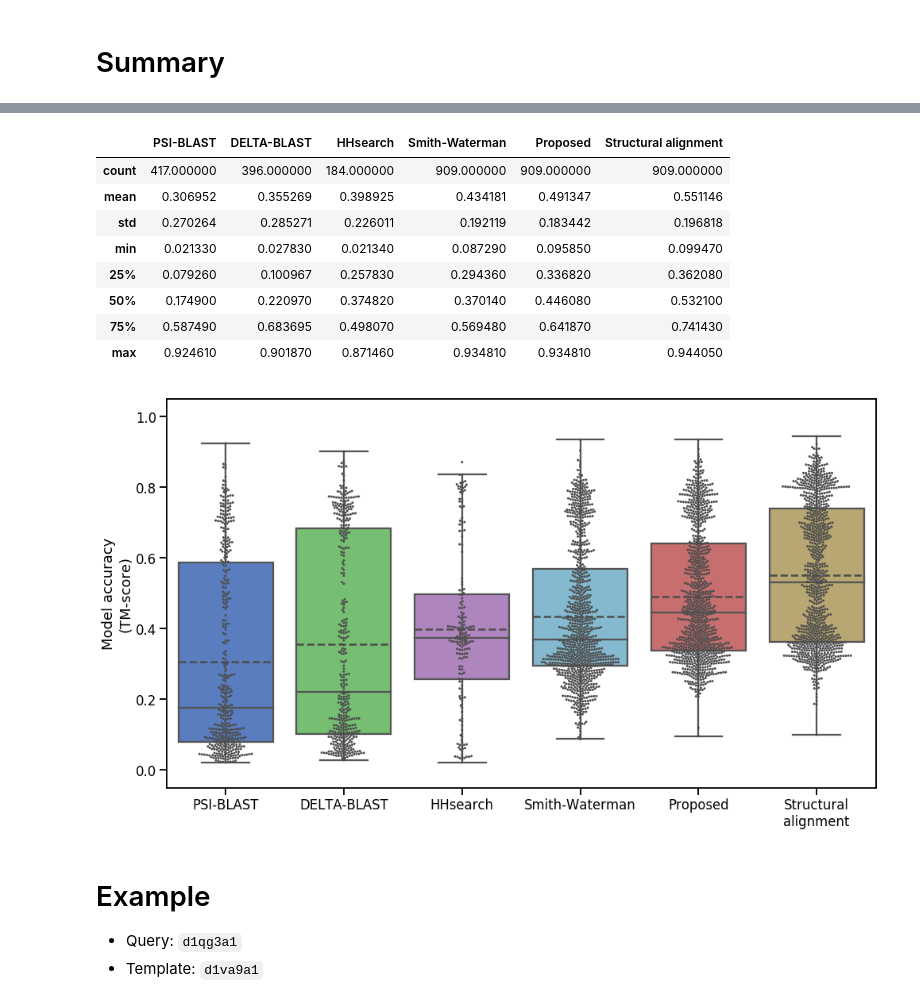
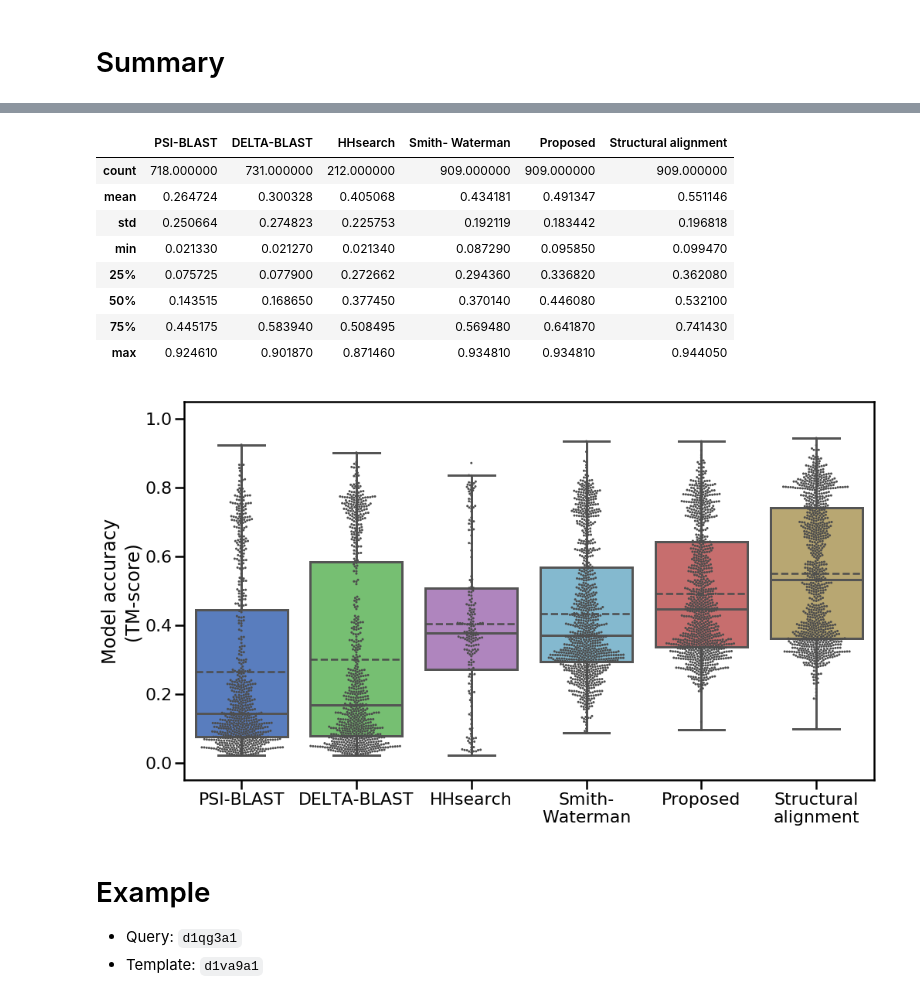
Before and after one commit to shuichiro-makigaki/exmachina, a Jupyter notebook: contrib/evaluation.ipynb, the cells around one changed output, grey strips where cells are left out. Cells and saved outputs as stored; diff of their text form; code cells hidden in the pictures.

```diff
--- a/contrib/evaluation.ipynb
+++ b/contrib/evaluation.ipynb
@@ -117,6 +117,9 @@ for query in tqdm(test_domain):
 # %% [output]
 [interactive output not drawn]
 # %%
+import warnings
+warnings.filterwarnings('ignore')
+
 from pathlib import Path
 import sys
 import os
@@ -133,7 +136,13 @@ from machina.generate_models import BLASTModel
 
 def _process(args):
     for a in args:
-        BLASTModel('psiblast', '/data/DB/blastdb').generate_protein_model(a[0], a[1], a[2], a[3], a[4])
+        if Path(f'../data/evaluation/psiblast/{a[0]}/{a[1]}.pdb').exists():
+            continue
+        try:
+            BLASTModel('psiblast', '/data/DB/blastdb').generate_protein_model(a[0], a[1], a[2], a[3], a[4])
+        except Exception as e:
+            print(e)
+            print(a)
 
 
 scop_root = Scop(dir_path='../data/train', version='1.75')
@@ -148,5 +157,6 @@ with ThreadPoolExecutor(max_workers=os.cpu_count()) as executor:
                  f'../data/evaluation/psiblast/{query}/{_}.xml',
                  f'../data/evaluation/psiblast/{query}',
                  f'../data/train/pdbstyle-1.75/{_[2:4]}') for _ in domains]
-        futures.append(executor.submit(_process, args))
-    [_ for _ in tqdm(as_completed(futures), total=len(futures))] # 8 min
+        _process(args)
+#         futures.append(executor.submit(_process, args))
+#     [_ for _ in tqdm(as_completed(futures), total=len(futures))] # 8 min
@@ -155,4 +163,7 @@ with ThreadPoolExecutor(max_workers=os.cpu_count()) as executor:
 # %%
+import warnings
+warnings.filterwarnings('ignore')
+
 from pathlib import Path
 import sys
 import os
@@ -169,7 +180,13 @@ from machina.generate_models import BLASTModel
 
 def _process(args):
     for a in args:
-        BLASTModel('deltablast', '/data/DB/blastdb').generate_protein_model(a[0], a[1], a[2], a[3], a[4])
+        if Path(f'../data/evaluation/deltablast/{a[0]}/{a[1]}.pdb').exists():
+            continue
+        try:
+            BLASTModel('deltablast', '/data/DB/blastdb').generate_protein_model(a[0], a[1], a[2], a[3], a[4])
+        except Exception as e:
+            print(e)
+            print(a)
 
 
 scop_root = Scop(dir_path='../data/train', version='1.75')
@@ -184,5 +201,6 @@ with ThreadPoolExecutor(max_workers=os.cpu_count()) as executor:
                  f'../data/evaluation/deltablast/{query}/{_}.xml',
                  f'../data/evaluation/deltablast/{query}',
                  f'../data/train/pdbstyle-1.75/{_[2:4]}') for _ in domains]
-        futures.append(executor.submit(_process, args))
-    [_ for _ in tqdm(as_completed(futures), total=len(futures))] # 9 min
+        _process(args)
+#         futures.append(executor.submit(_process, args))
+#     [_ for _ in tqdm(as_completed(futures), total=len(futures))] # 9 min
@@ -214,6 +230,9 @@ for query in tqdm(test_domain):
 # %% [output]
 [interactive output not drawn]
 # %%
+import warnings
+warnings.filterwarnings('ignore')
+
 from pathlib import Path
 import sys
 
@@ -228,6 +247,8 @@ from machina.generate_models import HHSearchModel
 
 def _process(args):
     for a in args:
+        if Path(f'../data/evaluation/hhsearch/{a[0]}/{a[1]}.pdb').exists():
+            continue
         HHSearchModel('/data/DB/hhsuitedb').generate_protein_model(a[0], a[1], a[2], a[3])
 
 
@@ -303,7 +324,7 @@ for query in tqdm(test_domain):
         if tmalign.tmscore is None:
             continue
         result_d[key].append(tmalign.tmscore[1])
-    key = 'Smith-Waterman'
+    key = 'Smith-\nWaterman'
     result_d.setdefault(key, [])
     for template in [_ for _ in templates if Path(f'../data/evaluation/sw_open11_ext1/{query}/{_}.pdb').exists()]:
         tmalign = TMalignCommandLine(f'../data/evaluation/sw_open11_ext1/{query}/{template}.pdb',
@@ -319,43 +340,43 @@ for query in tqdm(test_domain):
                                      f'../data/train/pdbstyle-1.75/{query[2:4]}/{query}.ent')
         tmalign.run()
         if tmalign.tmscore is None:
             continue
         result_d[key].append(tmalign.tmscore[1])
     key = 'Structural\nalignment'
     result_d.setdefault(key, [])
     for template in [_ for _ in templates if Path(f'../data/evaluation/tmalign/{query}/{_}.pdb').exists()]:
         tmalign = TMalignCommandLine(f'../data/evaluation/tmalign/{query}/{template}.pdb',
                                      f'../data/train/pdbstyle-1.75/{query[2:4]}/{query}.ent')
         tmalign.run()
         if tmalign.tmscore is None:
             continue
         result_d[key].append(tmalign.tmscore[1])
 
 result_df = pandas.DataFrame.from_dict(result_d, orient='index')
 result_df = result_df.transpose()
 display(result_df.describe())
 
-seaborn.set_context('talk')
+seaborn.set_context('poster')
 fig, ax = pyplot.subplots(figsize=(16, 9))
 ax.set_ylabel('Model accuracy\n(TM-score)')
 ax.set_ylim(bottom=-0.05, top=1.05)
 seaborn.boxplot(data=result_df, ax=ax, showmeans=True, meanline=True, showfliers=False,
                 palette=pal, meanprops={'color': '.3', 'linewidth': 2.5},
                 flierprops={'markersize': 8, 'marker': 'x', 'markerfacecolor': '.3', 'markeredgewidth': 1.3})
 seaborn.swarmplot(data=result_df, ax=ax, color='.3', size=3, linewidth=0)
 fig.savefig('boxplot_domain_pairs_tmscore.pdf', bbox_inches='tight', pad_inches = 0)
 # %% [output]
 [interactive output not drawn]
-|  | PSI-BLAST | DELTA-BLAST | HHsearch | Smith-Waterman | Proposed | Structural alignment |
-| count | 417.000000 | 396.000000 | 184.000000 | 909.000000 | 909.000000 | 909.000000 |
-| mean | 0.306952 | 0.355269 | 0.398925 | 0.434181 | 0.491347 | 0.551146 |
-| std | 0.270264 | 0.285271 | 0.226011 | 0.192119 | 0.183442 | 0.196818 |
-| min | 0.021330 | 0.027830 | 0.021340 | 0.087290 | 0.095850 | 0.099470 |
-| 25% | 0.079260 | 0.100967 | 0.257830 | 0.294360 | 0.336820 | 0.362080 |
-| 50% | 0.174900 | 0.220970 | 0.374820 | 0.370140 | 0.446080 | 0.532100 |
-| 75% | 0.587490 | 0.683695 | 0.498070 | 0.569480 | 0.641870 | 0.741430 |
+|  | PSI-BLAST | DELTA-BLAST | HHsearch | Smith- Waterman | Proposed | Structural alignment |
+| count | 718.000000 | 731.000000 | 212.000000 | 909.000000 | 909.000000 | 909.000000 |
+| mean | 0.264724 | 0.300328 | 0.405068 | 0.434181 | 0.491347 | 0.551146 |
+| std | 0.250664 | 0.274823 | 0.225753 | 0.192119 | 0.183442 | 0.196818 |
+| min | 0.021330 | 0.021270 | 0.021340 | 0.087290 | 0.095850 | 0.099470 |
+| 25% | 0.075725 | 0.077900 | 0.272662 | 0.294360 | 0.336820 | 0.362080 |
+| 50% | 0.143515 | 0.168650 | 0.377450 | 0.370140 | 0.446080 | 0.532100 |
+| 75% | 0.445175 | 0.583940 | 0.508495 | 0.569480 | 0.641870 | 0.741430 |
 | max | 0.924610 | 0.901870 | 0.871460 | 0.934810 | 0.934810 | 0.944050 |
-[figure, old version]
+[figure, new version]
 # %% [markdown]
 # Example
 
```
Also changed, not shown: parts of 2 cells of this notebook, 5 other files.
